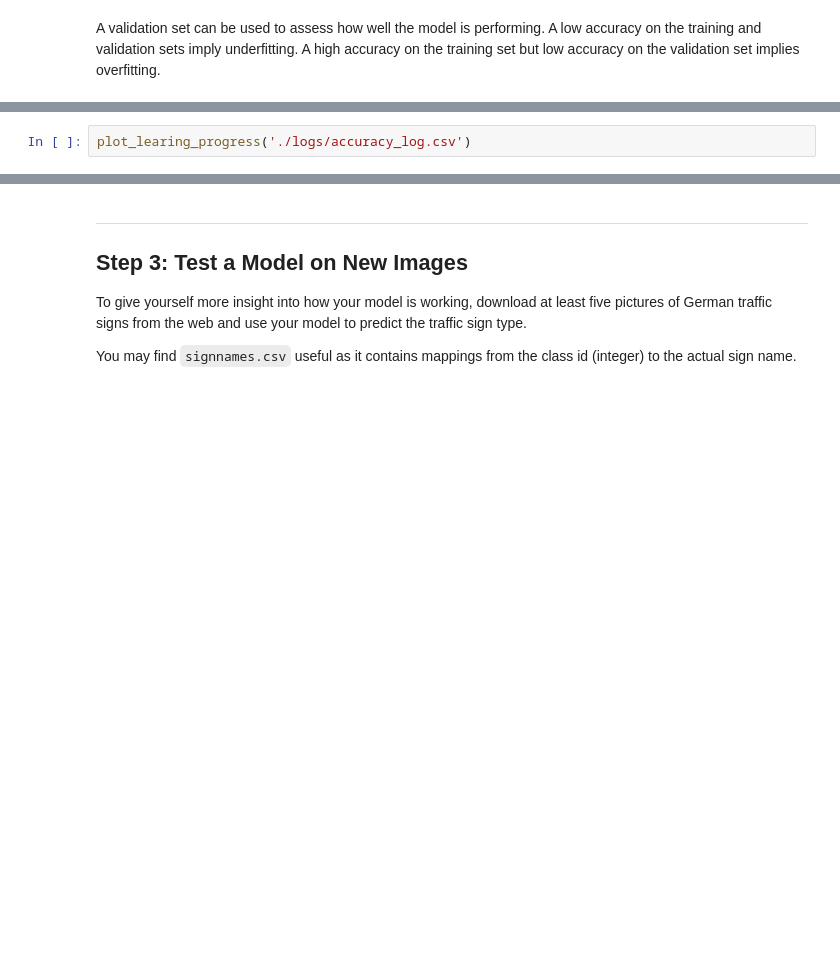
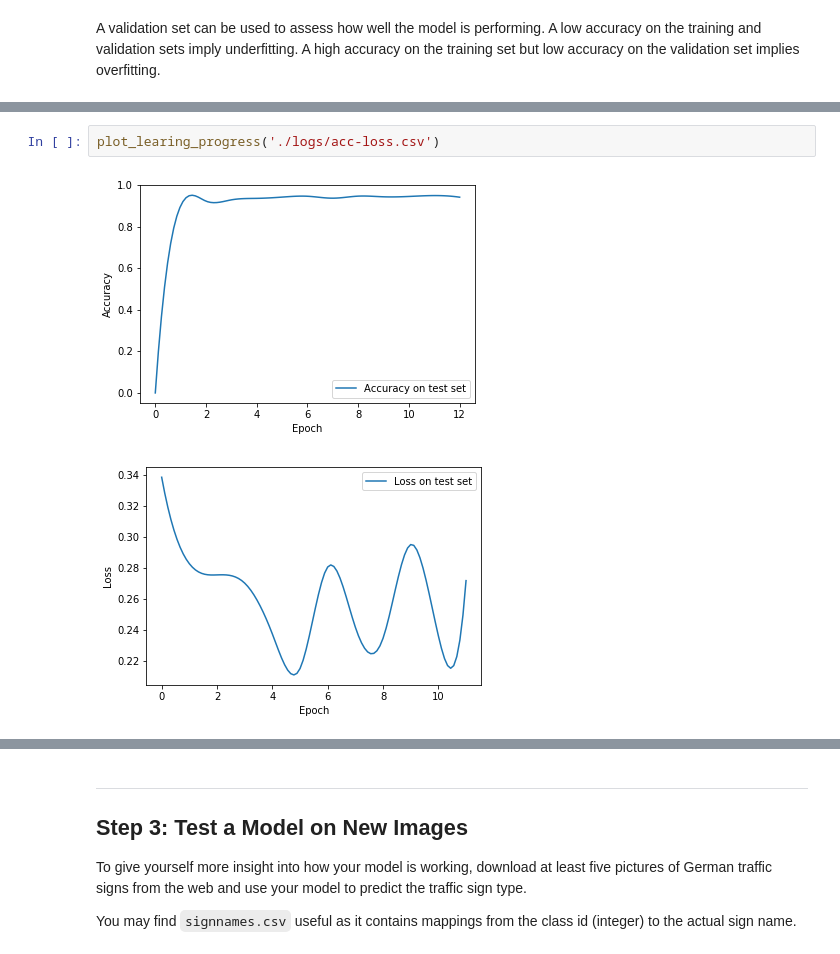
Before and after one commit to udacity/CarND-Traffic-Sign-Classifier-Project, a Jupyter notebook: Traffic_Sign_Classifier.ipynb, the cells around one changed output, grey strips where cells are left out. Drawn from its saved outputs; the diff is of its cells as text; blank space fills up the shorter version.

```diff
--- a/Traffic_Sign_Classifier.ipynb
+++ b/Traffic_Sign_Classifier.ipynb
@@ -257,5 +285,8 @@ KeyboardInterrupt:
 # %%
-plot_learing_progress('./logs/accuracy_log.csv')
+plot_learing_progress('./logs/acc-loss.csv')
+# %% [output]
+[figure, added]
+[figure, added]
 # %%
 # Checking results on test dataset one more time
 with tf.Session() as sess:
```
Also changed, not shown: parts of 16 cells of this notebook, 22 other files.
